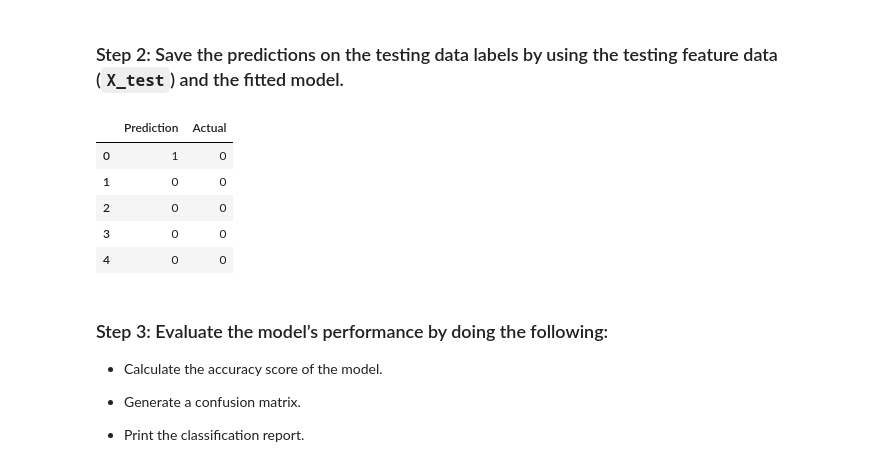
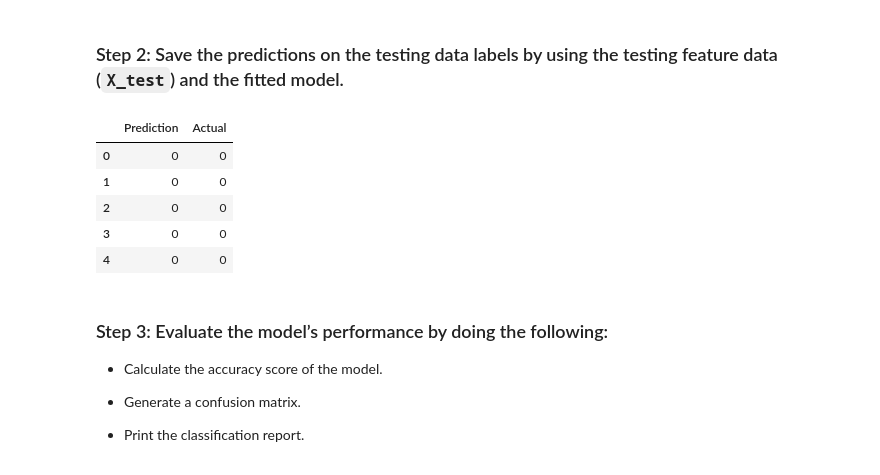
Before and after one commit to mightymiklas/logisitic_regression, a Jupyter notebook: credit_risk_resampling.ipynb, the cells around one changed output. Drawn from its saved outputs; the diff is of its cells as text; code cells hidden in the pictures.

```diff
--- a/credit_risk_resampling.ipynb
+++ b/credit_risk_resampling.ipynb
@@ -190,27 +190,27 @@ from sklearn.linear_model import LogisticRegression
 
 # Instantiate the Logistic Regression model
 # Assign a random_state parameter of 1 to the model
-lr = LogisticRegression(random_state=1)
+lr_model = LogisticRegression(random_state=1)
 
 # Fit the model using training data
-lr.fit(X_train, y_train)
+lr_model.fit(X_train, y_train)
 # %% [output]
 LogisticRegression(random_state=1)
 # %% [markdown]
 ### Step 2: Save the predictions on the testing data labels by using the testing feature data (`X_test`) and the fitted model.
 # %%
 # Make a prediction using the testing data
-y_pred = lr.predict(X_test_scaled)
+y_pred = lr_model.predict(X_test)
 
 results = pd.DataFrame({
     "Prediction": y_pred,
     "Actual": y_test
 }).reset_index(drop=True)
 
 results.head()
 # %% [output]
 |  | Prediction | Actual |
-| 0 | 1 | 0 |
+| 0 | 0 | 0 |
 | 1 | 0 | 0 |
 | 2 | 0 | 0 |
 | 3 | 0 | 0 |
```
Also changed, not shown: parts of 7 cells of this notebook.
